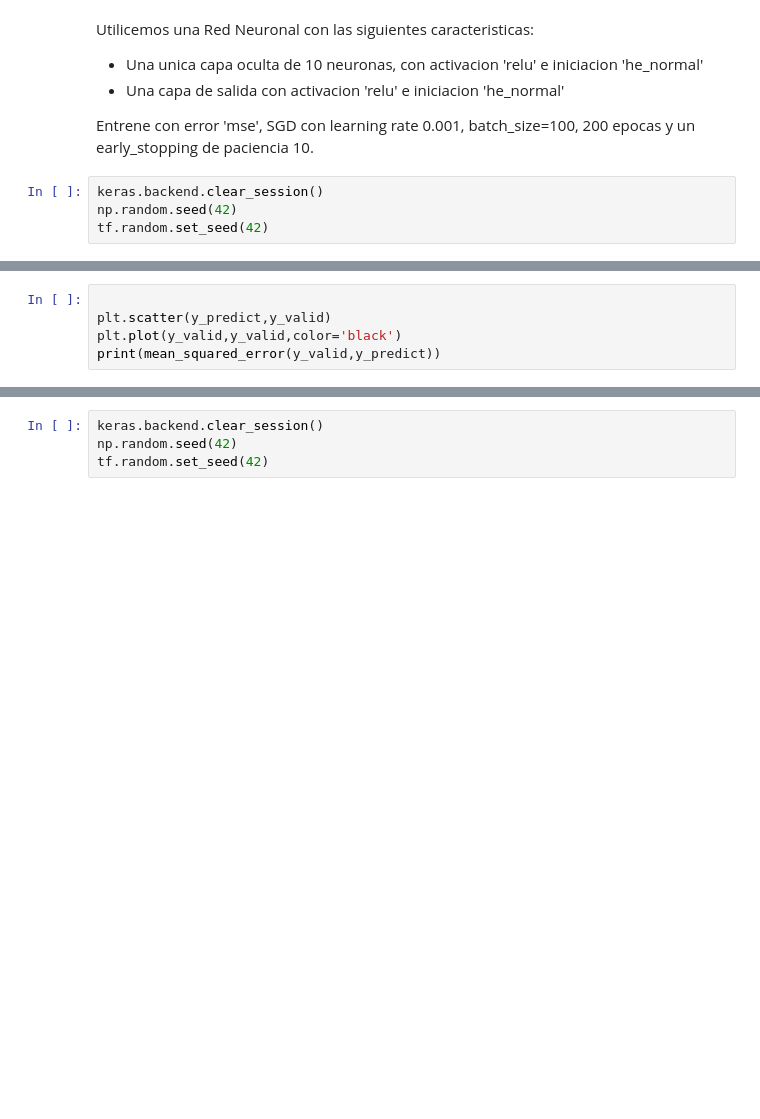
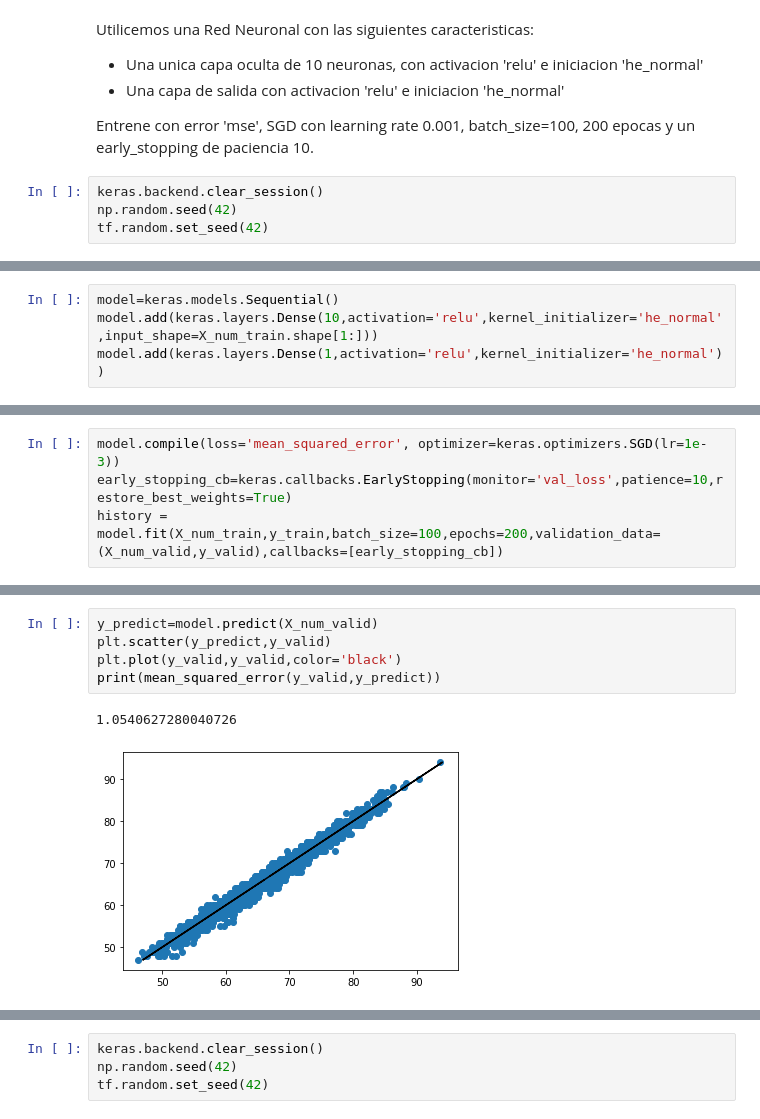
Before and after one commit to JavierGold/ML_UNSAM-2-2020, a Jupyter notebook: 14p_Ejemplo_Practico.ipynb, the cells around one changed output, grey strips where cells are left out. Drawn from its saved outputs; the diff is of its cells as text; blank space fills up the shorter version.

```diff
--- a/14p_Ejemplo_Practico.ipynb
+++ b/14p_Ejemplo_Practico.ipynb
@@ -121,2 +176,6 @@ tf.random.set_seed(42)
+# %%
+model=keras.models.Sequential()
+model.add(keras.layers.Dense(10,activation='relu',kernel_initializer='he_normal',input_shape=X_num_train.shape[1:]))
+model.add(keras.layers.Dense(1,activation='relu',kernel_initializer='he_normal'))
 # %%
 model.summary()
@@ -124,0 +199,4 @@ keras.utils.plot_model(model,show_shapes=True)
+# %%
+model.compile(loss='mean_squared_error', optimizer=keras.optimizers.SGD(lr=1e-3))
+early_stopping_cb=keras.callbacks.EarlyStopping(monitor='val_loss',patience=10,restore_best_weights=True)
+history = model.fit(X_num_train,y_train,batch_size=100,epochs=200,validation_data=(X_num_valid,y_valid),callbacks=[early_stopping_cb])
@@ -125,6 +221,9 @@ keras.utils.plot_model(model,show_shapes=True)
 # %%
-
+y_predict=model.predict(X_num_valid)
 plt.scatter(y_predict,y_valid)
 plt.plot(y_valid,y_valid,color='black')
 print(mean_squared_error(y_valid,y_predict))
+# %% [output]
+1.0540627280040726
+[figure, added]
 # %%
```
Also changed, not shown: parts of 25 cells of this notebook.
